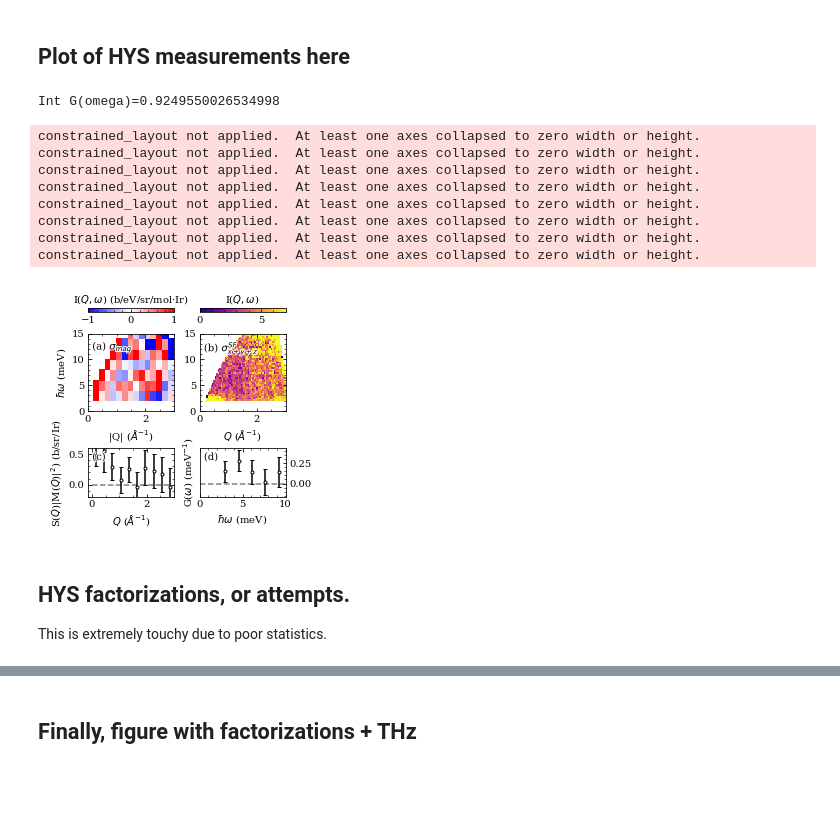
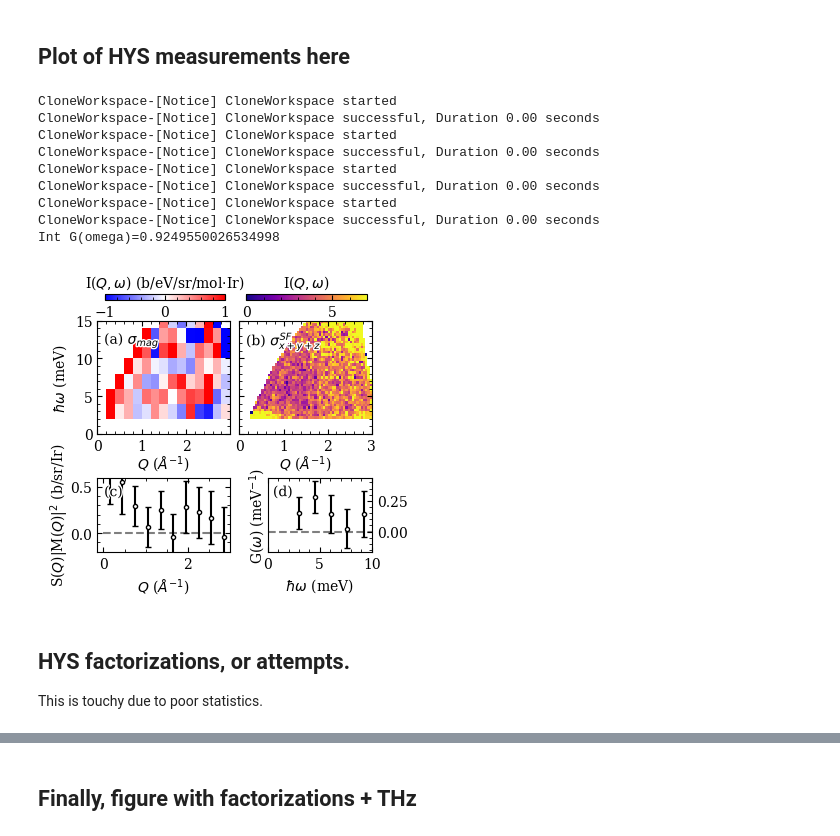
Before and after one commit to thallor1/D3LiI2O6-Neutron-Analysis, a Jupyter notebook: Part 6 - Factorization and main text plots/Factorization and Main Text Plots.ipynb, the cells around one changed output, grey strips where cells are left out. Saved outputs shown, nothing was run; the diff lists cells and outputs as text; code cells hidden in the pictures; blank space fills up the shorter version.

```diff
--- a/Part 6 - Factorization and main text plots/Factorization and Main Text Plots.ipynb
+++ b/Part 6 - Factorization and main text plots/Factorization and Main Text Plots.ipynb
@@ -334,15 +382,15 @@ Moment = 1.732 (0.130)
 # %% [markdown]
 ## Plot of HYS measurements here
 # %%
-fig=plt.figure(constrained_layout=True,figsize=(3.54,3.0))
+fig=plt.figure(constrained_layout=False,figsize=(3.54,3.0))
 
-gs = matplotlib.gridspec.GridSpec(12,2,figure=fig,hspace=1.5,wspace=0.3)
+gs = matplotlib.gridspec.GridSpec(12,10,figure=fig,hspace=0.3,wspace=0.5)
 
-ax_mag_sqe = fig.add_subplot(gs[0:6,0],projection='mantid')
-ax_sf_sqe = fig.add_subplot(gs[0:6,1],projection='mantid')
+ax_mag_sqe = fig.add_subplot(gs[0:6,0:5],projection='mantid')
+ax_sf_sqe = fig.add_subplot(gs[0:6,5:],projection='mantid')
 
-ax_sq = fig.add_subplot(gs[8:,0])
-ax_ge = fig.add_subplot(gs[8:,1])
+ax_sq = fig.add_subplot(gs[8:,0:5])
+ax_ge = fig.add_subplot(gs[8:,6:])
 
 #Add low energy masking
 ws_hys_masked= mask_QE_box_MD(mtd['hys_mag'],[0,5],[0,2])
@@ -351,13 +399,13 @@ ws_hys_maskedSF= mask_QE_box_MD(mtd['hys_SF'],[0,5],[0,2])
 ws_hys_maskedSF = CloneWorkspace(ws_hys_maskedSF,OutputWorkspace='hys_SF_plot')
 
 mesh_mag = ax_mag_sqe.pcolormesh(mtd['hys_mag_plot'],vmin=-1,vmax=1,cmap='bwr',rasterized=True)
-ax_mag_sqe.set_xlim(0,3)
+ax_mag_sqe.set_xlim(0,2.99)
 ax_mag_sqe.set_ylim(0,15)
 txta=ax_sf_sqe.text(0.05,0.92,'(a) $\sigma_{mag}$',transform=ax_mag_sqe.transAxes,horizontalalignment='left',verticalalignment='top')
 txta.set_path_effects([PathEffects.withStroke(linewidth=2,foreground='w')])
 #Add a colorbar to magnetic
 l,b,w,h=ax_mag_sqe.get_position().bounds
-cax = fig.add_axes([l,b+h+0.1,w,0.02])
+cax = fig.add_axes([l+0.02,b+h+0.07,w/1.1,0.02])
 labelstr='I($Q,\omega$) (b/eV/sr/mol$\cdot$Ir)'
 cbar = plt.colorbar(mesh_mag,orientation='horizontal',cax=cax)
 cax.text(0.5,1.5,labelstr,transform=cax.transAxes,horizontalalignment='center',verticalalignment='bottom')
@@ -374,7 +422,7 @@ txtb.set_path_effects([PathEffects.withStroke(linewidth=2,foreground='w')])
 
 #Add a colorbar for SF
 l,b,w,h=ax_sf_sqe.get_position().bounds
-cax = fig.add_axes([l,b+h+0.1,w,0.02])
+cax = fig.add_axes([l+0.02,b+h+0.07,w/1.1,0.02])
 labelstr='I($Q,\omega$)'
 cbar = plt.colorbar(mesh_sf,orientation='horizontal',cax=cax)
 cax.text(0.5,1.5,labelstr,transform=cax.transAxes,horizontalalignment='center',verticalalignment='bottom')
@@ -394,50 +442,51 @@ ecutmag[:,0],ecutmag[:,1]=ecutmag[:,0]*rescale_factor ,ecutmag[:,1]*rescale_fact
 r0=0.5391
 g=2.0
 xtos = (r0**2 * g**2)/2.0
 #For some reason MANTID
 ax_sq.errorbar(qcutmag[:,2],qcutmag[:,0]/xtos,qcutmag[:,1]/xtos,color='k',marker='o',mfc='w',mec='k',ls=' ',capsize=2,ms=3)
 
 ax_ge.errorbar(ecutmag[:,2],ecutmag[:,0],ecutmag[:,1],color='k',marker='o',mfc='w',mec='k',ls=' ',capsize=2,ms=3)
 ax_ge.set_xlim(0,10)
 ax_sq.set_ylim(-0.2,0.6)
 ax_sq.plot(np.linspace(0,np.nanmax(qcutmag[:,2]),1000),np.zeros(1000),'k--',alpha=0.5)
 ax_ge.plot(np.linspace(0,10,1000),np.zeros(1000),'k--',alpha=0.5)
 ax_ge.yaxis.tick_right()
 
 ax_sq.set_xlabel('$Q$ ($\AA^{-1}$)')
-ax_sf_sqe.set_xlabel('$Q$ ($\AA^{-1}$)')
-
+ax_sf_sqe.set_xlabel('$Q$ ($\AA^{-1}$)',labelpad=0.0)
+ax_mag_sqe.set_xlabel("$Q$ ($\AA^{-1}$)",labelpad=0.0)
 ax_ge.set_xlabel('$\hbar\omega$ (meV)')
 
-ax_sq.set_ylabel('S($Q$)|M($Q$)|$^2$) (b/sr/Ir)')
-ax_ge.set_ylabel('G($\omega$) (meV$^{-1}$)')
+ax_sq.set_ylabel('S($Q$)|M($Q$)|$^2$ (b/sr/Ir)',labelpad=0.0)
+ax_ge.set_ylabel('G($\omega$) (meV$^{-1}$)',labelpad=0)
 
+ax_sf_sqe.set_yticklabels([])
 
 txtc=ax_sq.text(0.05,0.9,'(c)',transform=ax_sq.transAxes,horizontalalignment='left',verticalalignment='top')
 txtc.set_path_effects([PathEffects.withStroke(linewidth=2,foreground='w')])
 
 txtd=ax_ge.text(0.05,0.9,'(d)',transform=ax_ge.transAxes,horizontalalignment='left',verticalalignment='top')
 txtd.set_path_effects([PathEffects.withStroke(linewidth=2,foreground='w')])
 
 integral = np.trapz(ecutmag[:,0],x=ecutmag[:,2])
 print(f"Int G(omega)={integral}")
 
 fig.savefig('HYS_scattering.pdf',bbox_inches='tight',dpi=300)
 # %% [output]
+CloneWorkspace-[Notice] CloneWorkspace started
+CloneWorkspace-[Notice] CloneWorkspace successful, Duration 0.00 seconds
+CloneWorkspace-[Notice] CloneWorkspace started
+CloneWorkspace-[Notice] CloneWorkspace successful, Duration 0.00 seconds
+CloneWorkspace-[Notice] CloneWorkspace started
+CloneWorkspace-[Notice] CloneWorkspace successful, Duration 0.00 seconds
+CloneWorkspace-[Notice] CloneWorkspace started
+CloneWorkspace-[Notice] CloneWorkspace successful, Duration 0.00 seconds
 Int G(omega)=0.9249550026534998
-constrained_layout not applied.  At least one axes collapsed to zero width or height.
-constrained_layout not applied.  At least one axes collapsed to zero width or height.
-constrained_layout not applied.  At least one axes collapsed to zero width or height.
-constrained_layout not applied.  At least one axes collapsed to zero width or height.
-constrained_layout not applied.  At least one axes collapsed to zero width or height.
-constrained_layout not applied.  At least one axes collapsed to zero width or height.
-constrained_layout not applied.  At least one axes collapsed to zero width or height.
-constrained_layout not applied.  At least one axes collapsed to zero width or height.
-[figure, old version]
+[figure, new version]
 # %% [markdown]
 ## HYS factorizations, or attempts.
 
-This is extremely touchy due to poor statistics.
+This is touchy due to poor statistics.
 # %%
 hys_mag_factorname='hys_magfactor.npy'
 
```
Also changed, not shown: parts of 18 cells of this notebook, 4 other files.
